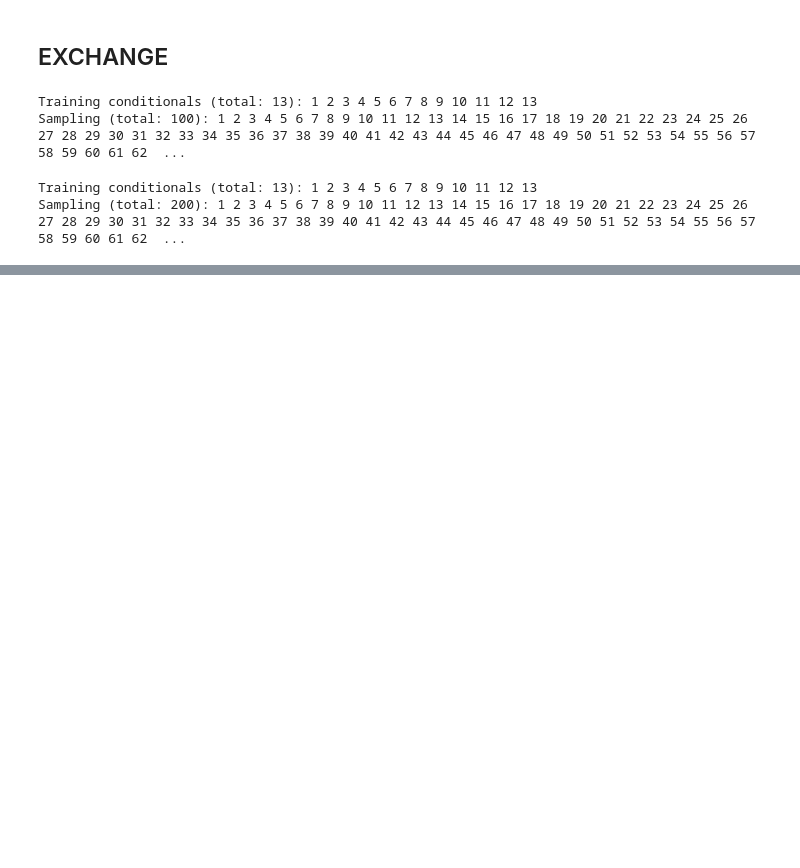
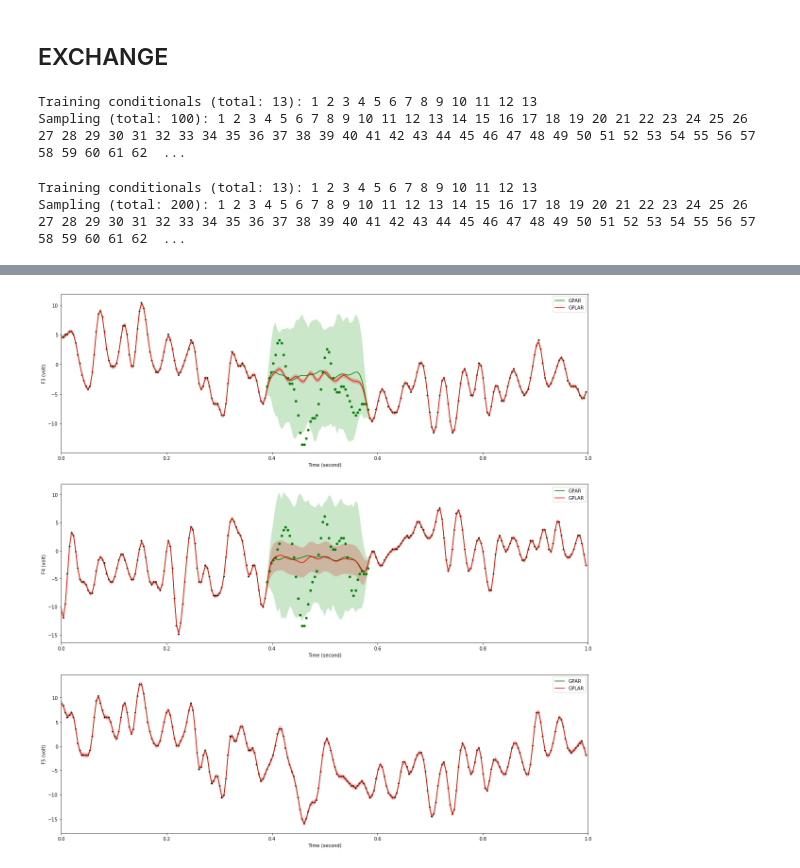
Before and after one commit to XiaRui1996/GPLAR, a Jupyter notebook: notebook/eeg-exchange.ipynb, the cells around one changed output, grey strips where cells are left out. Cells and saved outputs as stored; diff of their text form; code cells hidden in the pictures; blank space fills up the shorter version.

```diff
--- a/notebook/eeg-exchange.ipynb
+++ b/notebook/eeg-exchange.ipynb
@@ -293,0 +404,3 @@ USD/AUD: 0.06554447799135155
+# %%
+x_eeg = np.array(eeg_train_2.index).reshape(256,1)
+y_eeg = np.array(eeg_train_2)
@@ -293,0 +489,3 @@ USD/AUD: 0.06554447799135155
+# %%
+for i in range(0,7):
+    gpflow.set_trainable(m_c_eeg_p_2.likelihoods[i].variance , False)
@@ -293,0 +581,46 @@ USD/AUD: 0.06554447799135155
+# %%
+Hmeans_c, Hvars_c = m_c_eeg_p_2.predict_f(x_eeg, 100)
+observation_variance = []
+for i in range(y_eeg.shape[1]):
+    observation_variance.append(m_c_eeg_p_2.likelihoods[i].variance.value().numpy())
+observation_var = np.array(observation_variance)
+
+def getMeanandBound(Hmeans,Hvars):
+    Hmeans, Hvars = np.squeeze(np.stack(Hmeans, axis=2)), np.squeeze(np.stack(Hvars,axis=2))
+    mean, var = np.mean(Hmeans,axis=0), np.mean(Hvars, axis=0)
+    mean, std = unnormalise_y(mean, means_eeg, stds_eeg), stds_eeg*np.sqrt(var+observation_var)
+
+    return mean, mean-1.96*std, mean+1.96*std
+predict_y_eeg = getMeanandBound(Hmeans_c, Hvars_c)
+# %%
+plt.figure(figsize=(20, 21))
+x = np.array(eeg_train_3.index)
+for i, name in enumerate(eeg_train_3.columns):
+    p = list(eeg_train_3.columns).index(name)  # Index of output.
+    plt.subplot(3, 1, i + 1)
+
+    plt.plot(x, means_ee[:, p], c='green', label='GPAR')
+    plt.fill_between(x, lowers_ee[:, p], uppers_ee[:, p], facecolor='tab:green', alpha=.25)
+
+    plt.plot(x, predict_y_eeg[0][:,p], c='red', label = 'GPLAR')
+    plt.fill_between(x, predict_y_eeg[1][:, p], predict_y_eeg[2][:, p], facecolor='tab:red', alpha=.25)
+
+    #z = m_c_eeg_p.inducing_inputs.Z.value()
+    #q_mu = m_c_eeg_p.layers[p].q_mu.value() * stds_eeg[p] + means_eeg[p]
+    #q_std = np.sqrt(np.diagonal(tf.matmul(m_c_eeg_p.layers[p].q_sqrt, m_c_eeg_p.layers[p].q_sqrt, transpose_b=True)))*stds_eeg[p]
+    #q = np.concatenate((z,q_mu,q_std), axis=1)
+    #q = q[q[:,0].argsort(axis=0)]
+
+    #plt.scatter(z, q_mu, c='blue', label='q_mu', s=15)
+    #plt.fill_between(z[:,0], q_mu[:,0] - 1.96*q_std, q_mu[:,0] + 1.96*q_std, facecolor='tab:blue', alpha=.25)
+
+    plt.scatter(x, y_eeg[:, p], c='black', s=15, marker='+')
+    if name in eeg_test_3.columns:
+        plt.scatter(eeg_test_3[name].index, eeg_test_3[name], c='green', s=20)
+    plt.xlabel('Time (second)')
+    plt.xlim(0, 1)
+    plt.ylabel(f'{name} (volt)')
+    plt.legend()
+#plt.savefig('eeg_2.png',dpi=400)
+# %% [output]
+[figure, added]
```
Also changed, not shown: parts of 37 cells of this notebook, 12 other files.
